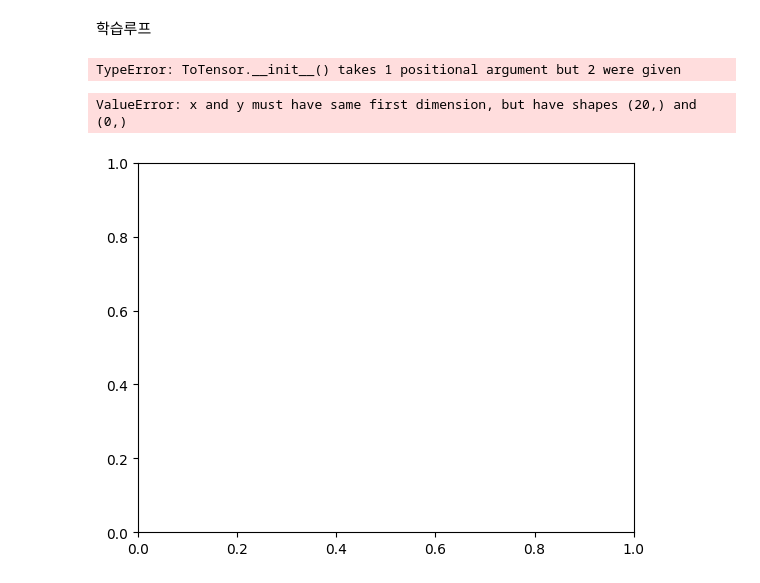
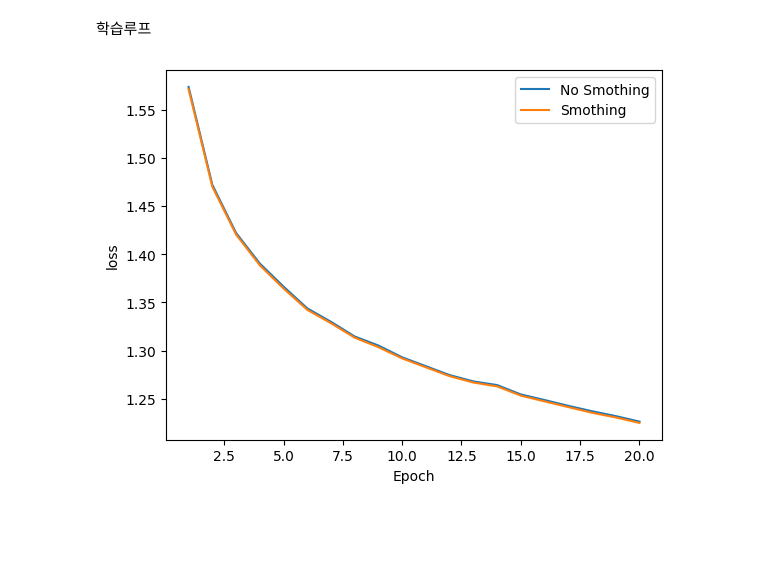
Before and after one commit to DinoDinner/15_DeepLearning, a Jupyter notebook: 01_Study/01_Overfitting_Reduce/02_Label_Smoothing.ipynb, the cells around one changed output. Drawn from its saved outputs; the diff is of its cells as text; code cells hidden in the pictures; blank space fills up the shorter version.

```diff
--- a/01_Study/01_Overfitting_Reduce/02_Label_Smoothing.ipynb
+++ b/01_Study/01_Overfitting_Reduce/02_Label_Smoothing.ipynb
@@ -98,47 +98,42 @@ no_criterion = LabelSmoothigLoss(num_classes, smoothing)
 학습루프
 # %%
 num_epochs = 20
-train_losses_no_smoothing_temp = []
-train_losses_smoothing_temp = []
+train_losses_no_smothing = []
+train_losses_smothing = []
 
-for epoch in range(num_epochs):
-    train_losses_no_smoothing_temp = 0.0
-    train_losses_smoothing_temp = 0.0
+for epoch in range(num_epochs) :
+    train_losses_no_smothing_temp = 0.0
+    train_losses_smothing_temp = 0.0
 
-    for images, labels in train_dataloader:
+    for images, labels in train_dataloader :
 
         optimizer.zero_grad()
 
-        # 라벨 스무딩 적용하지 않은 경우
-        outputs_no_smoothing = model(images)
-        loss_no_smoothing = no_criterion(outputs_no_smoothing, labels)
-        loss_no_smoothing.backward()
+        # 라벨 스무딩 적용 하지 않는 경우
+        outputs_no_smothing = model(images)
+        loss_no_smothing = no_criterion(outputs_no_smothing, labels)
+        loss_no_smothing.backward()
         optimizer.step()
-        train_losses_no_smoothing_temp += loss_no_smoothing.item()
+        train_losses_no_smothing_temp += loss_no_smothing.item()
 
         # 라벨 스무딩 적용한 경우
-        outputs_smoothing = model(images)
-        loss_smoothing = criterion(outputs_smoothing, labels)
-        loss_smoothing.backward()
+        outputs_smothing = model(images)
+        loss_smothing = criterion(outputs_smothing, labels)
+        loss_smothing.backward()
         optimizer.step()
-        train_losses_smoothing_temp += loss_smoothing.item()
+        train_losses_smothing_temp += loss_smothing.item()
 
     # 에포크 마다 손실 기록
-    train_losses_no_smoothing_temp.append(train_losses_no_smoothing_temp / len(train_dataloader))
-    train_losses_smoothing_temp.append(train_losses_smoothing_temp / len(train_dataloader))
-
-    # 같은 손실함수에 다른 옵티마이저를 사용할때 서로 영향 없음
+    train_losses_no_smothing.append(train_losses_no_smothing_temp / len(train_dataloader))
+    train_losses_smothing.append(train_losses_smothing_temp / len(train_dataloader))
-# %% [output]
-TypeError: ToTensor.__init__() takes 1 positional argument but 2 were given
 # %%
-epochs = range(1, num_epochs + 1)
+epochs = range(1, num_epochs +1 )
 
-plt.plot(epochs, train_losses_no_smoothing_temp, labels='No Smoothing')
-plt.plot(epochs, train_losses_smoothing_temp, labels='Smoothing')
+plt.plot(epochs, train_losses_no_smothing, label='No Smothing')
+plt.plot(epochs, train_losses_smothing, label='Smothing')
 plt.xlabel('Epoch')
-plt.ylabel('Loss')
+plt.ylabel('loss')
 plt.legend()
 plt.show()
 # %% [output]
-ValueError: x and y must have same first dimension, but have shapes (20,) and (0,)
-[figure, old version]
+[figure, new version]
```
Also changed, not shown: parts of 2 cells of this notebook, 15 other files.
